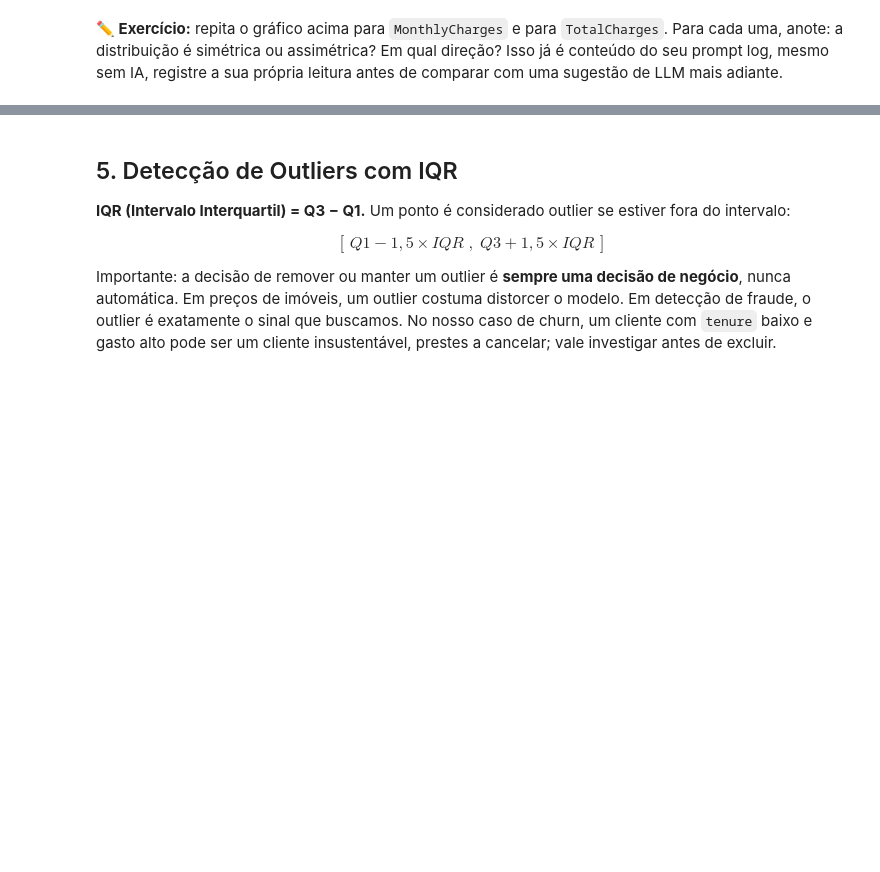
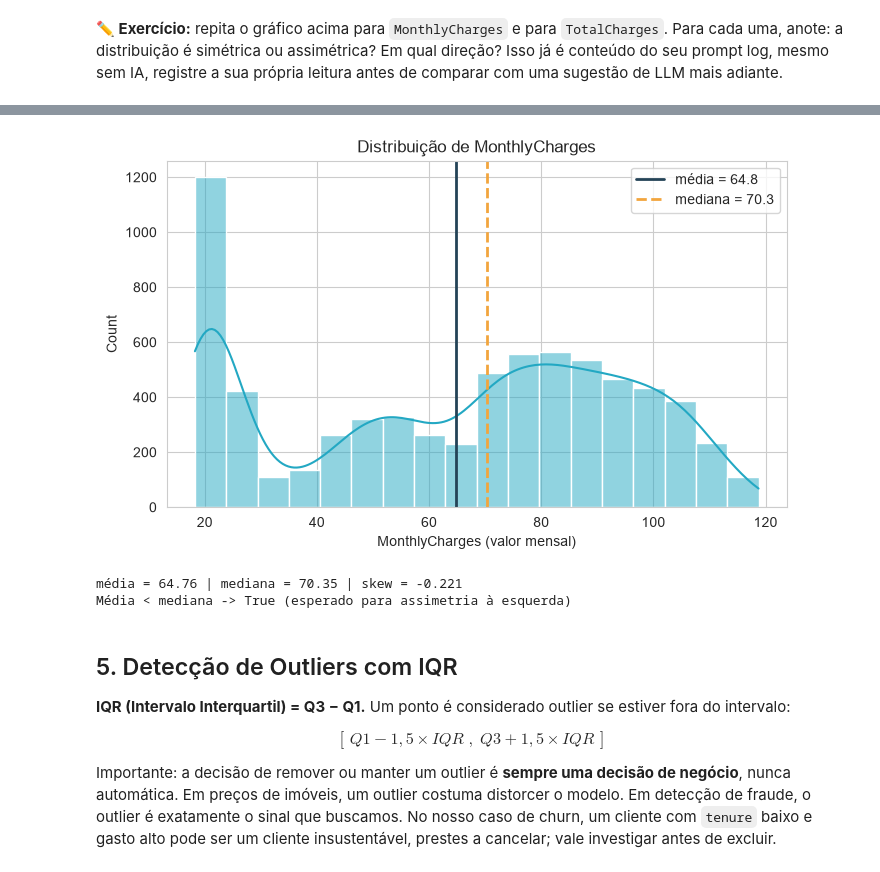
Before and after one commit to LucasS20/Generative-AI-and-Applications-with-LLMs-postgraduate, a Jupyter notebook: 01-Machine-Learning/Assignments/01-EDA-feature-engineering/tarefa_1_eda.ipynb, the cells around one changed output, grey strips where cells are left out. Drawn from its saved outputs; the diff is of its cells as text; code cells hidden in the pictures; blank space fills up the shorter version.

```diff
--- a/01-Machine-Learning/Assignments/01-EDA-feature-engineering/tarefa_1_eda.ipynb
+++ b/01-Machine-Learning/Assignments/01-EDA-feature-engineering/tarefa_1_eda.ipynb
@@ -204,3 +275,22 @@ adiante.
+# %%
+media = df["MonthlyCharges"].mean()
+mediana = df["MonthlyCharges"].median()
+
+plt.figure(figsize=(8, 4.5))
+sns.histplot(df["MonthlyCharges"], kde=True, color=TEAL)
+plt.axvline(media, color=NAVY, linewidth=2, label=f"média = {media:.1f}")
+plt.axvline(mediana, color=GOLD, linewidth=2, linestyle="--", label=f"mediana = {mediana:.1f}")
+plt.xlabel("MonthlyCharges (valor mensal)")
+plt.legend()
+plt.title("Distribuição de MonthlyCharges")
+plt.show()
+
+print(f"média = {media:.2f} | mediana = {mediana:.2f} | skew = {df['MonthlyCharges'].skew():.3f}")
+print("Média < mediana ->", media < mediana, "(esperado para assimetria à esquerda)")
+# %% [output]
+[figure, added]
+média = 64.76 | mediana = 70.35 | skew = -0.221
+Média < mediana -> True (esperado para assimetria à esquerda)
 # %% [markdown]
 ## 5. Detecção de Outliers com IQR
 
```
Also changed, not shown: parts of 17 cells of this notebook, 2 other files.
